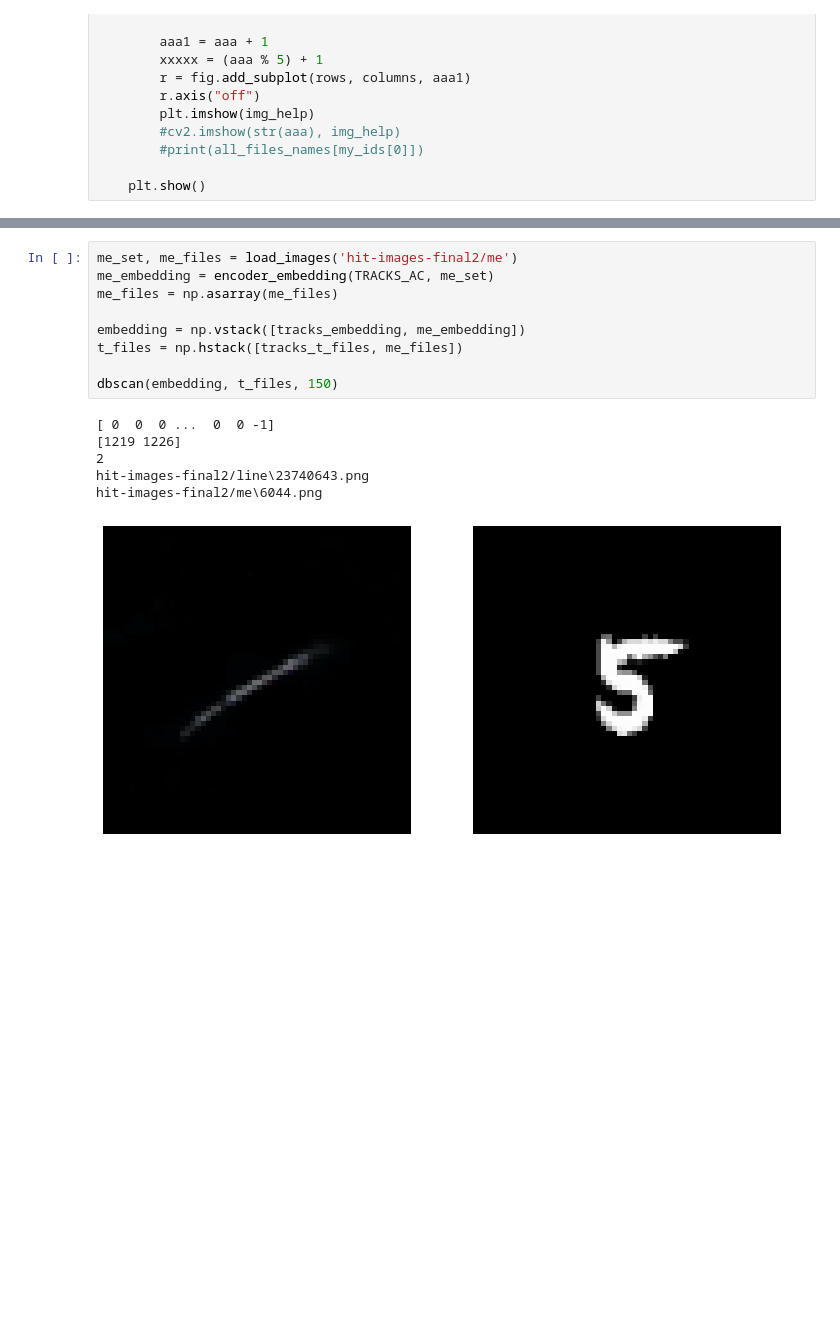
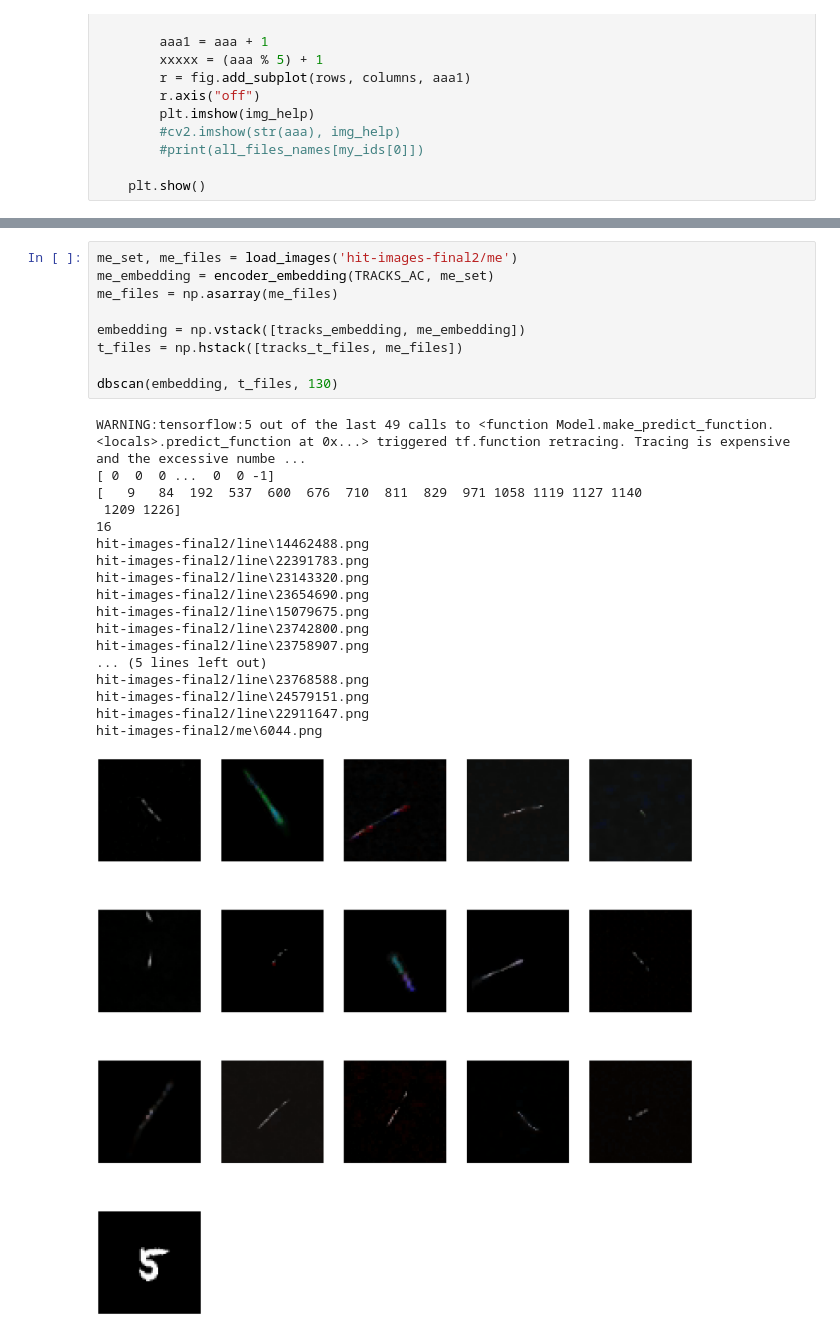
Before and after one commit to marp-science/credo-anomalies, a Jupyter notebook: 02_train_and_test_tracks_worms_th.ipynb, the cells around one changed output, grey strips where cells are left out. Saved outputs shown, nothing was run; the diff lists cells and outputs as text; blank space fills up the shorter version.

```diff
--- a/02_train_and_test_tracks_worms_th.ipynb
+++ b/02_train_and_test_tracks_worms_th.ipynb
@@ -281,16 +281,28 @@ hit-images-final2/worms\22391460.png
 # %%
 me_set, me_files = load_images('hit-images-final2/me')
 me_embedding = encoder_embedding(TRACKS_AC, me_set)
 me_files = np.asarray(me_files)
 
 embedding = np.vstack([tracks_embedding, me_embedding])
 t_files = np.hstack([tracks_t_files, me_files])
 
-dbscan(embedding, t_files, 150)
+dbscan(embedding, t_files, 130)
 # %% [output]
+WARNING:tensorflow:5 out of the last 49 calls to <function Model.make_predict_function.<locals>.predict_function at 0x...> triggered tf.function retracing. Tracing is expensive and the excessive numbe ...
 [ 0  0  0 ...  0  0 -1]
-[1219 1226]
-2
-hit-images-final2/line\23740643.png
+[   9   84  192  537  600  676  710  811  829  971 1058 1119 1127 1140
+ 1209 1226]
+16
+hit-images-final2/line\14462488.png
+hit-images-final2/line\22391783.png
+hit-images-final2/line\23143320.png
+hit-images-final2/line\23654690.png
+hit-images-final2/line\15079675.png
+hit-images-final2/line\23742800.png
+hit-images-final2/line\23758907.png
+... (5 lines left out)
+hit-images-final2/line\23768588.png
+hit-images-final2/line\24579151.png
+hit-images-final2/line\22911647.png
 hit-images-final2/me\6044.png
-[figure, old version]
+[figure, new version]
```
Also changed, not shown: parts of 4 cells of this notebook, 2 other files.
